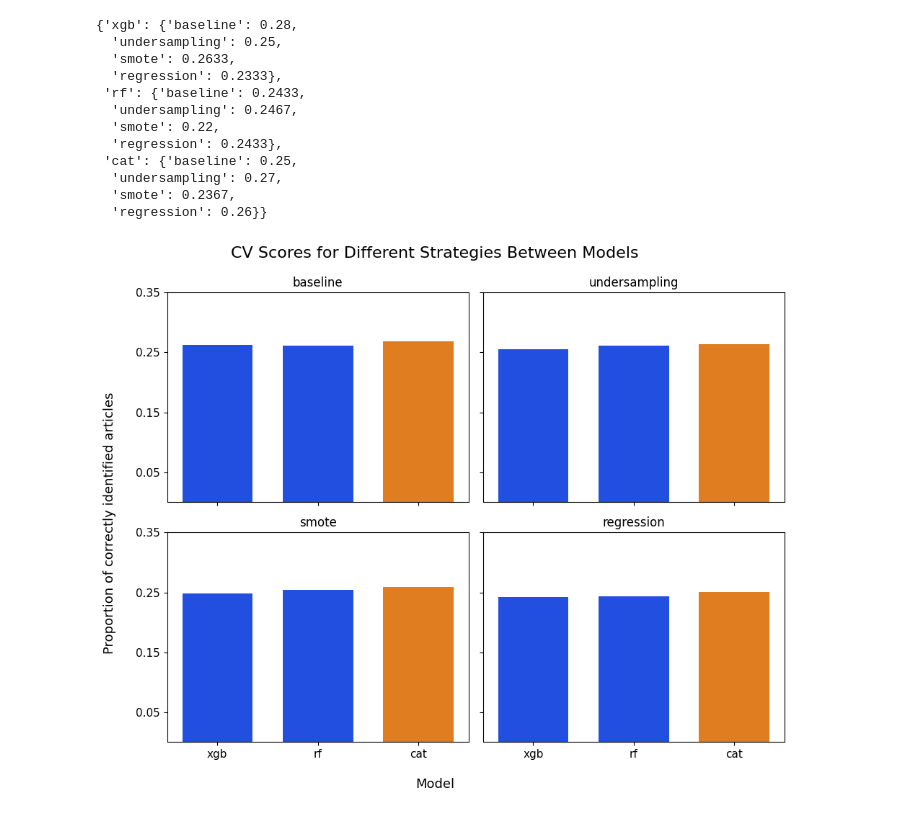
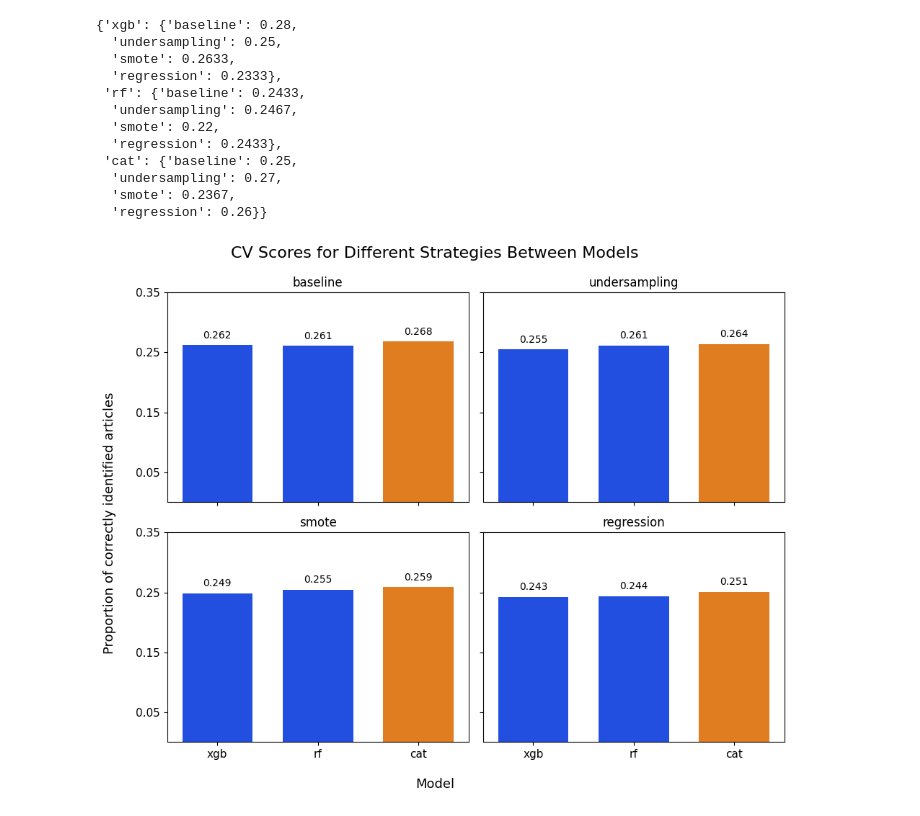
Before and after one commit to DovydasVe/article_popularity_prediction, a Jupyter notebook: pipeline.ipynb, the cells around one changed output. Saved outputs shown, nothing was run; the diff lists cells and outputs as text; code cells hidden in the pictures.

```diff
--- a/pipeline.ipynb
+++ b/pipeline.ipynb
@@ -909,35 +910,55 @@ axes = axes.flatten()
 
 bright_palette = sns.color_palette('bright')
 blue = bright_palette[0]
 orange = bright_palette[1]
 
 for i, strategy in enumerate(strategies):
     ax = axes[i]
     subset = df[df['Strategy'] == strategy]
     ax.set_title(strategy, fontsize=12)
 
     colors = [orange if score == subset['Score'].max() else blue for score in subset['Score']]
 
-    sns.barplot(x='Model', y='Score', data=subset, ax=ax, palette=colors, width=0.7)
+    sns.barplot(
+        x='Model',
+        y='Score',
+        data=subset,
+        ax=ax,
+        palette=colors,
+        width=0.7
+    )
+
+    for p in ax.patches:
+        height = p.get_height()
+        ax.text(
+            p.get_x() + p.get_width() / 2,
+            height + 0.008,
+            f"{height:.3f}",
+            ha='center',
+            va='bottom',
+            fontsize=10
+        )
+
     yticks = np.arange(0.05, 0.36, 0.1)
     ax.set_yticks(yticks)
     ax.set_yticklabels([f"{x:.2f}" for x in yticks])
     ax.set_ylim(0, 0.35)
 
     ax.set_ylabel('')
     ax.set_xlabel('')
     ax.tick_params(axis='x', labelsize=11)
     ax.tick_params(axis='y', labelsize=11)
 
+
 fig.suptitle("CV Scores for Different Strategies Between Models", fontsize=16)
 
 fig.text(0.04, 0.5, 'Proportion of correctly identified articles', va='center', rotation='vertical', fontsize=13)
 fig.text(0.5, 0.04, 'Model', ha='center', rotation='horizontal', fontsize=13)
 
 plt.tight_layout(rect=[0.07, 0.07, 1, 0.99])
 plt.show()
 # %% [output]
-[figure, old version]
+[figure, new version]
 # %%
 df = pd.DataFrame(scores).T.reset_index().melt(
     id_vars='index', var_name='Strategy', value_name='Score')
```
Also changed, not shown: parts of 3 cells of this notebook.
